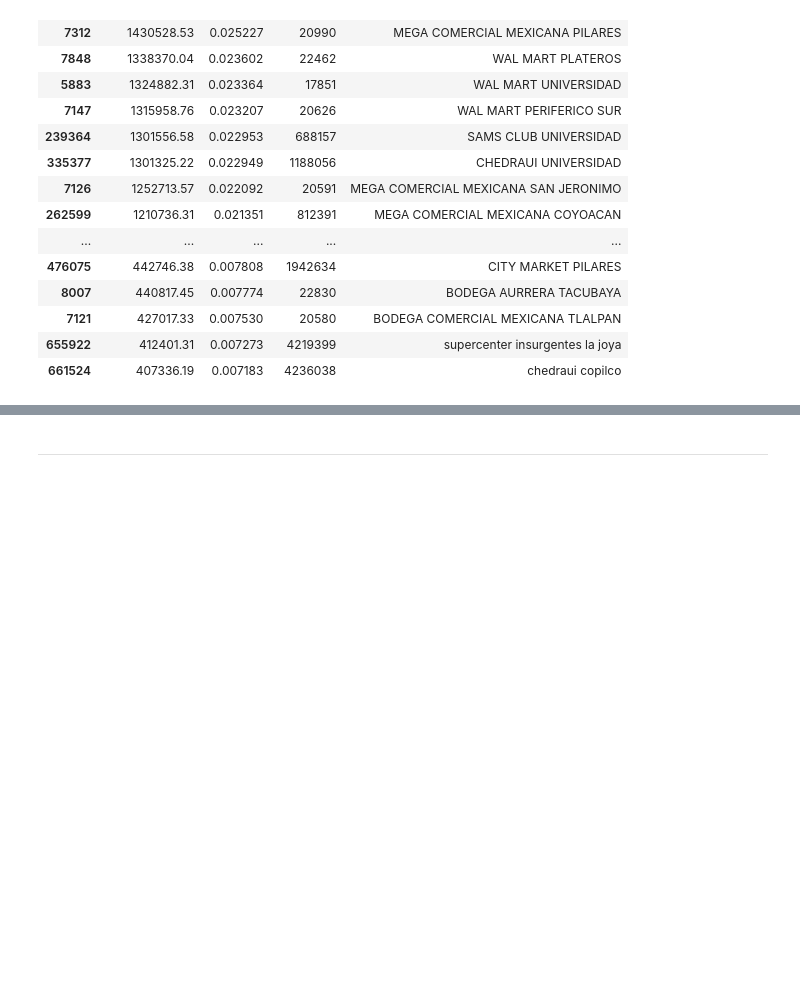
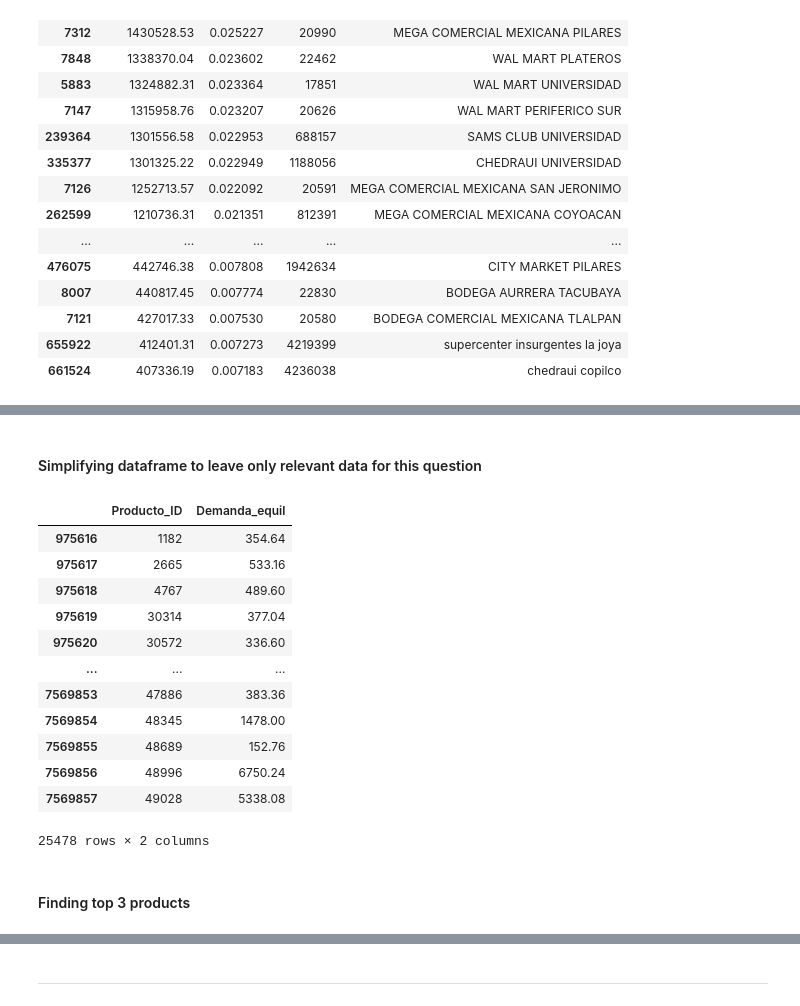
Before and after one commit to Roberto919/abx_answers, a Jupyter notebook: notebooks/abxrp_nb.ipynb, the cells around one changed output, grey strips where cells are left out. Drawn from its saved outputs; the diff is of its cells as text; code cells hidden in the pictures; blank space fills up the shorter version.

Commit message:
Finding top 3 products in selected agency and client sample

```diff
--- a/notebooks/abxrp_nb.ipynb
+++ b/notebooks/abxrp_nb.ipynb
@@ -560,0 +565,2 @@ top_clts = list(dfcs["Cliente_ID"])
+# %%
+dfx = dftr.copy()
@@ -560,0 +583,31 @@ top_clts = list(dfcs["Cliente_ID"])
+# %% [markdown]
+#### Simplifying dataframe to leave only relevant data for this question
+# %%
+mcs = [
+    "Producto_ID",
+    "Demanda_equil"
+]
+
+mr1 = dfx["Agencia_ID"] == top_ag["Agencia_ID"]
+mr2 = dfx["Cliente_ID"].isin(top_clts)
+mrs = mr1 & mr2
+
+dfx = dfx.loc[mrs, mcs]
+# %%
+dfx
+# %% [output]
+|  | Producto_ID | Demanda_equil |
+| 975616 | 1182 | 354.64 |
+| 975617 | 2665 | 533.16 |
+| 975618 | 4767 | 489.60 |
+| 975619 | 30314 | 377.04 |
+| 975620 | 30572 | 336.60 |
+| ... | ... | ... |
+| 7569853 | 47886 | 383.36 |
+| 7569854 | 48345 | 1478.00 |
+| 7569855 | 48689 | 152.76 |
+| 7569856 | 48996 | 6750.24 |
+| 7569857 | 49028 | 5338.08 |
+25478 rows × 2 columns
+# %% [markdown]
+#### Finding top 3 products
```
Also changed, not shown: parts of 10 cells of this notebook, 1 other file.
